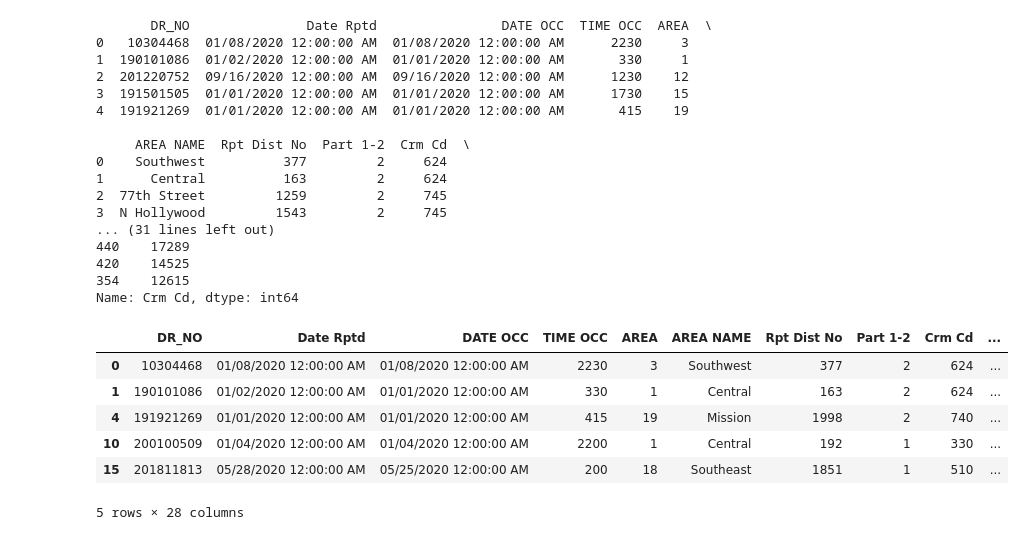
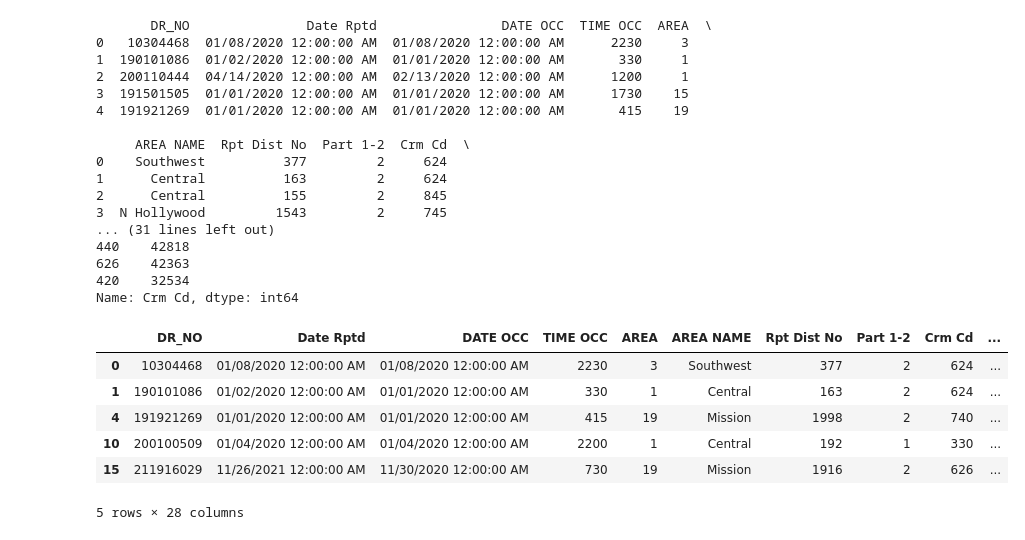
Before and after one commit to MayurG26/Data-Analysis, a Jupyter notebook: timeseries.ipynb, the cells around one changed output. Cells and saved outputs as stored; diff of their text form; code cells hidden in the pictures.

```diff
--- a/timeseries.ipynb
+++ b/timeseries.ipynb
@@ -10,33 +9,33 @@ from skimage.metrics import mean_squared_error
 import math
 import plotly.graph_objects as go
 # %%
-original_crime_df = pd.read_csv("Crime_Data_from_2020_to_Present.csv")
+original_crime_df = pd.read_csv("Crime_Data_from_2020_to_Present 2.csv")
 print(original_crime_df.head())
 print(original_crime_df['Crm Cd'].value_counts()[:10])
 new_dataset = original_crime_df[original_crime_df["Crm Cd"].isin([510,624,740,330,310,230,626,440,420,354]) ]
 new_dataset.head()
 # %% [output]
        DR_NO               Date Rptd                DATE OCC  TIME OCC  AREA  \
 0   10304468  01/08/2020 12:00:00 AM  01/08/2020 12:00:00 AM      2230     3
 1  190101086  01/02/2020 12:00:00 AM  01/01/2020 12:00:00 AM       330     1
-2  201220752  09/16/2020 12:00:00 AM  09/16/2020 12:00:00 AM      1230    12
+2  200110444  04/14/2020 12:00:00 AM  02/13/2020 12:00:00 AM      1200     1
 3  191501505  01/01/2020 12:00:00 AM  01/01/2020 12:00:00 AM      1730    15
 4  191921269  01/01/2020 12:00:00 AM  01/01/2020 12:00:00 AM       415    19
 
      AREA NAME  Rpt Dist No  Part 1-2  Crm Cd  \
 0    Southwest          377         2     624
 1      Central          163         2     624
-2  77th Street         1259         2     745
+2      Central          155         2     845
 3  N Hollywood         1543         2     745
 ... (31 lines left out)
-440    17289
-420    14525
-354    12615
+440    42818
+626    42363
+420    32534
 Name: Crm Cd, dtype: int64
 |  | DR_NO | Date Rptd | DATE OCC | TIME OCC | AREA | AREA NAME | Rpt Dist No | Part 1-2 | Crm Cd | ... |
 | 0 | 10304468 | 01/08/2020 12:00:00 AM | 01/08/2020 12:00:00 AM | 2230 | 3 | Southwest | 377 | 2 | 624 | ... |
 | 1 | 190101086 | 01/02/2020 12:00:00 AM | 01/01/2020 12:00:00 AM | 330 | 1 | Central | 163 | 2 | 624 | ... |
 | 4 | 191921269 | 01/01/2020 12:00:00 AM | 01/01/2020 12:00:00 AM | 415 | 19 | Mission | 1998 | 2 | 740 | ... |
 | 10 | 200100509 | 01/04/2020 12:00:00 AM | 01/04/2020 12:00:00 AM | 2200 | 1 | Central | 192 | 1 | 330 | ... |
-| 15 | 201811813 | 05/28/2020 12:00:00 AM | 05/25/2020 12:00:00 AM | 200 | 18 | Southeast | 1851 | 1 | 510 | ... |
+| 15 | 211916029 | 11/26/2021 12:00:00 AM | 11/30/2020 12:00:00 AM | 730 | 19 | Mission | 1916 | 2 | 626 | ... |
 5 rows × 28 columns
```
Also changed, not shown: parts of 61 cells of this notebook, 1 other file.
